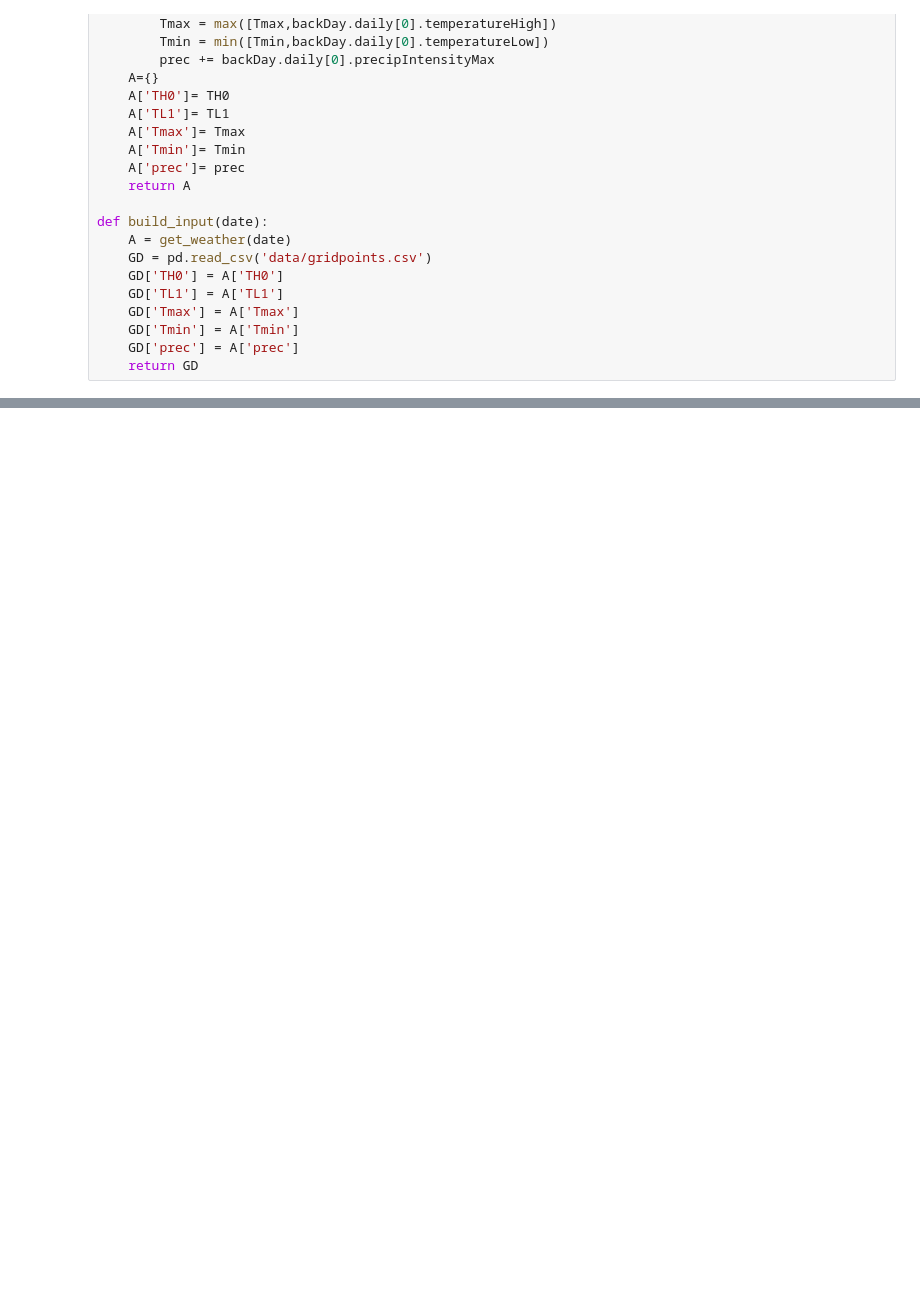
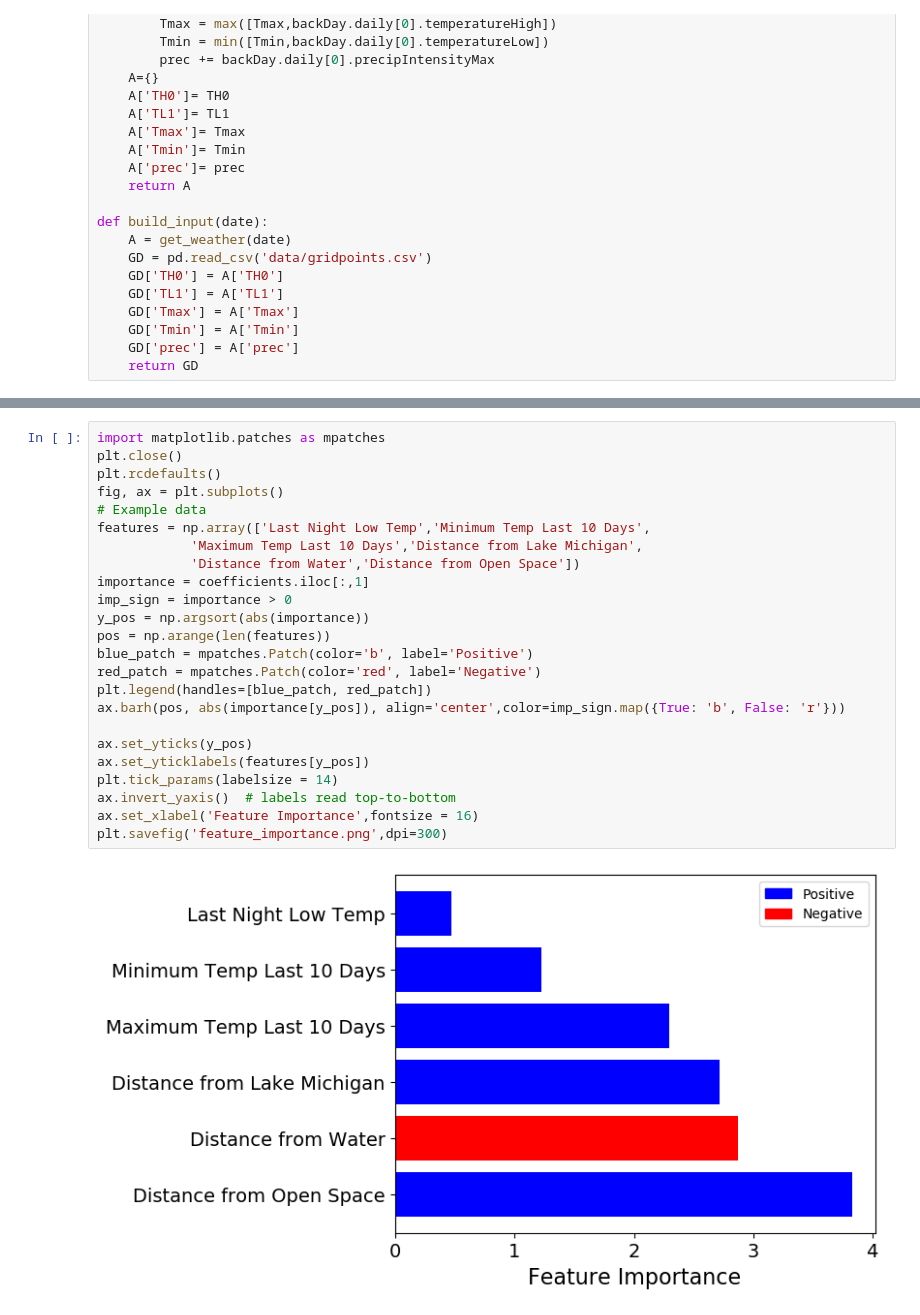
Before and after one commit to ianbakst/mosquitoknow, a Jupyter notebook: build_model.ipynb, the cells around one changed output, grey strips where cells are left out. Drawn from its saved outputs; the diff is of its cells as text; blank space fills up the shorter version.

```diff
--- a/build_model.ipynb
+++ b/build_model.ipynb
@@ -522,0 +550,26 @@ plt.show()
+# %%
+import matplotlib.patches as mpatches
+plt.close()
+plt.rcdefaults()
+fig, ax = plt.subplots()
+# Example data
+features = np.array(['Last Night Low Temp','Minimum Temp Last 10 Days',
+            'Maximum Temp Last 10 Days','Distance from Lake Michigan',
+            'Distance from Water','Distance from Open Space'])
+importance = coefficients.iloc[:,1]
+imp_sign = importance > 0
+y_pos = np.argsort(abs(importance))
+pos = np.arange(len(features))
+blue_patch = mpatches.Patch(color='b', label='Positive')
+red_patch = mpatches.Patch(color='red', label='Negative')
+plt.legend(handles=[blue_patch, red_patch])
+ax.barh(pos, abs(importance[y_pos]), align='center',color=imp_sign.map({True: 'b', False: 'r'}))
+
+ax.set_yticks(y_pos)
+ax.set_yticklabels(features[y_pos])
+plt.tick_params(labelsize = 14)
+ax.invert_yaxis()  # labels read top-to-bottom
+ax.set_xlabel('Feature Importance',fontsize = 16)
+plt.savefig('feature_importance.png',dpi=300)
+# %% [output]
+[figure, added]
```
Also changed, not shown: parts of 9 cells of this notebook, 8 other files.
